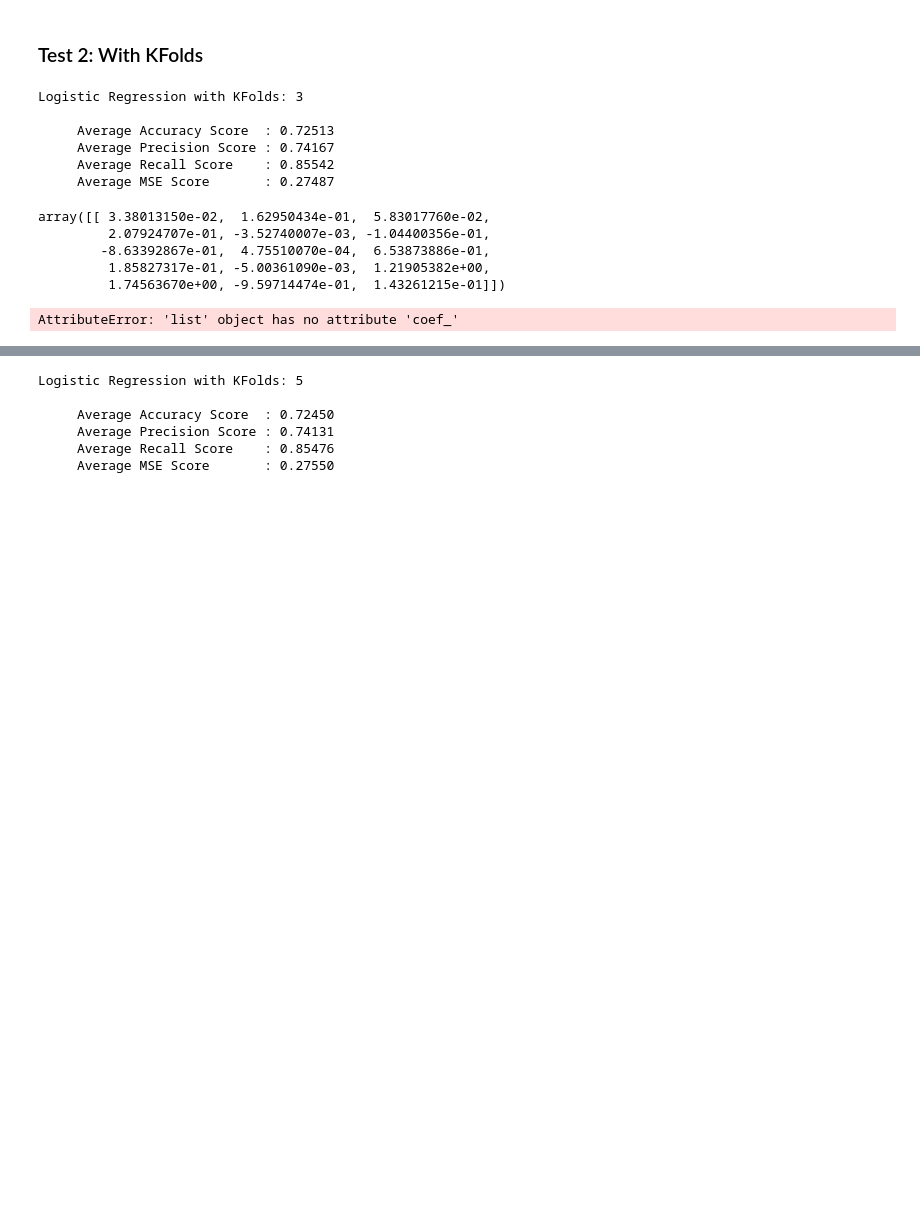
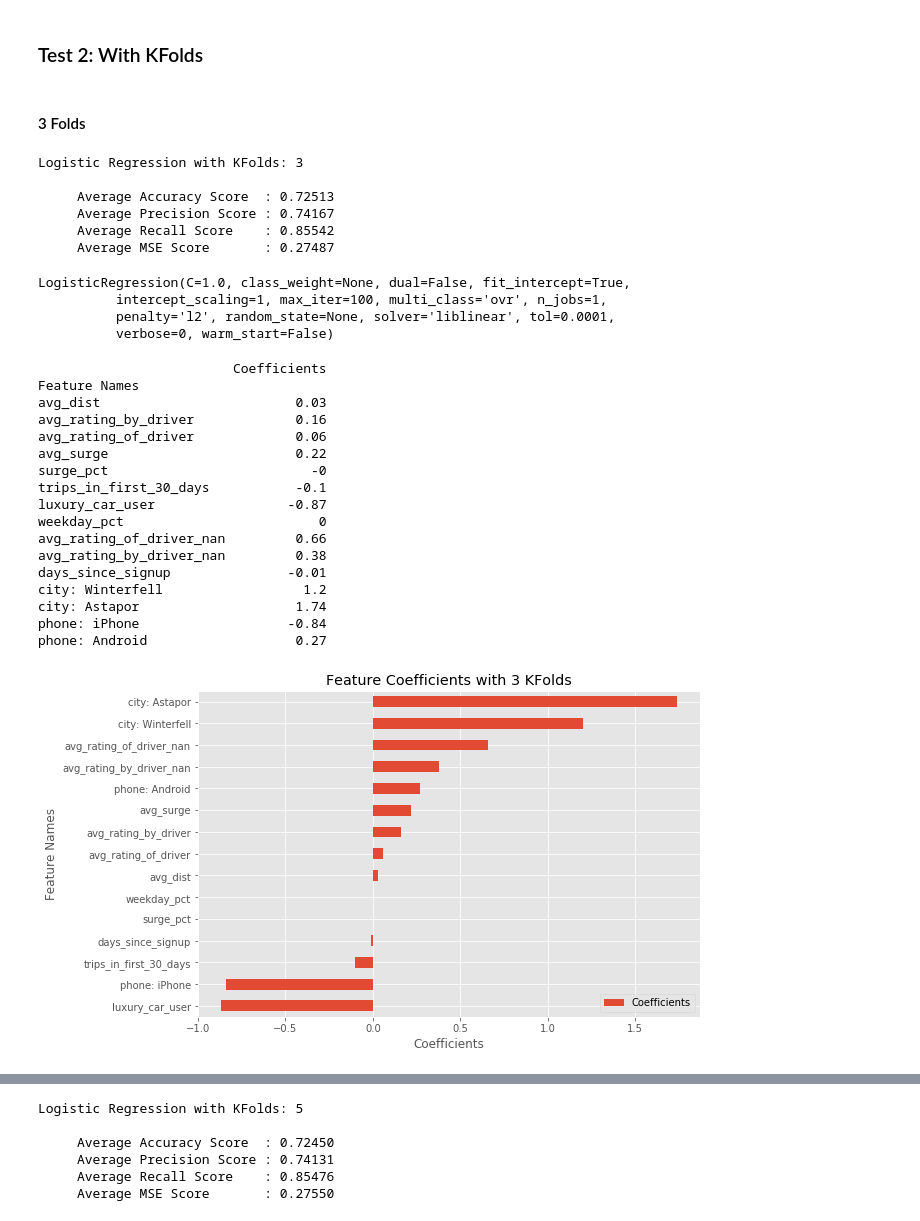
Before and after one commit to cwong690/Ride-or-Churn, a Jupyter notebook: cindy_log_regres.ipynb, the cells around one changed output, grey strips where cells are left out. Drawn from its saved outputs; the diff is of its cells as text; code cells hidden in the pictures; blank space fills up the shorter version.

Commit message:
add coefficient plot images and add into README

```diff
--- a/cindy_log_regres.ipynb
+++ b/cindy_log_regres.ipynb
@@ -270,6 +270,8 @@ def k_folds_models(X_data, y_data, num_splits, penalty='l2'):
         thresholds.append(thresholds_val)
 
     return (models, mses, accuracies, precisions, recalls, fprs, tprs, thresholds)
+# %% [markdown]
+#### 3 Folds
 # %%
 num_splits = 3
 model, mses, accuracies, precisions, recalls, fpr, tpr, thresholds = k_folds_models(X_train, y_train, num_splits)
@@ -286,32 +288,51 @@ Logistic Regression with KFolds: 3
      Average Precision Score : 0.74167
      Average Recall Score    : 0.85542
      Average MSE Score       : 0.27487
+# %%
+def coef_plot(model, data, num_splits):
+    cols = np.array(data.columns).reshape(-1,1)
+    coefs = np.round(model.coef_, 2).reshape(-1,1)
+
+    col_coefs = np.concatenate((cols, coefs), axis=1)
+    coefs_df = pd.DataFrame(col_coefs, columns=['Feature Names', 'Coefficients'])
+    coefs_df.set_index('Feature Names', inplace=True)
+
+    print(coefs_df)
+
+    coefs_df.sort_values(by='Coefficients').plot(kind='barh', figsize=(9,6))
+    plt.title(f'Feature Coefficients with {num_splits} KFolds')
+    plt.xlabel('Coefficients')
+    plt.legend(loc='lower right')
 # %%
-model[0].coef_
+model[0]
 # %% [output]
-array([[ 3.38013150e-02,  1.62950434e-01,  5.83017760e-02,
-         2.07924707e-01, -3.52740007e-03, -1.04400356e-01,
-        -8.63392867e-01,  4.75510070e-04,  6.53873886e-01,
-         1.85827317e-01, -5.00361090e-03,  1.21905382e+00,
-         1.74563670e+00, -9.59714474e-01,  1.43261215e-01]])
+LogisticRegression(C=1.0, class_weight=None, dual=False, fit_intercept=True,
+          intercept_scaling=1, max_iter=100, multi_class='ovr', n_jobs=1,
+          penalty='l2', random_state=None, solver='liblinear', tol=0.0001,
+          verbose=0, warm_start=False)
-# %%
-data=df
-
-# def coef_plot(model, data)
-
-lr_cols = np.array(data.columns).reshape(-1,1)
-lr_coefs = np.round(model.coef_, 2).reshape(-1,1)
-
-lr_col_coefs = np.concatenate((lr_cols, lr_coefs), axis=1)
-lr_coefs_df = pd.DataFrame(lr_col_coefs, columns=['Feature Names', 'Coefficients'])
-lr_coefs_df.set_index('Feature Names', inplace=True)
-
-lr_coefs_df.sort_values(by='Coefficients').plot(kind='barh', figsize=(9,6))
-plt.title('Feature Coefficients for Simple Logistics Regression')
-plt.xlabel('Coefficients')
-plt.legend(loc='lower right')
-# %% [output]
-AttributeError: 'list' object has no attribute 'coef_'
+# %%
+coef_plot(model[0], df, 3)
+
+# plt.savefig('images/coefs_3.png')
+# %% [output]
+                         Coefficients
+Feature Names
+avg_dist                         0.03
+avg_rating_by_driver             0.16
+avg_rating_of_driver             0.06
+avg_surge                        0.22
+surge_pct                          -0
+trips_in_first_30_days           -0.1
+luxury_car_user                 -0.87
+weekday_pct                         0
+avg_rating_of_driver_nan         0.66
+avg_rating_by_driver_nan         0.38
+days_since_signup               -0.01
+city: Winterfell                  1.2
+city: Astapor                    1.74
+phone: iPhone                   -0.84
+phone: Android                   0.27
+[figure, added]
 # %%
 fig, ax = plt.subplots(figsize=(8,5))
 
```
Also changed, not shown: parts of 5 cells of this notebook, 4 other files.
